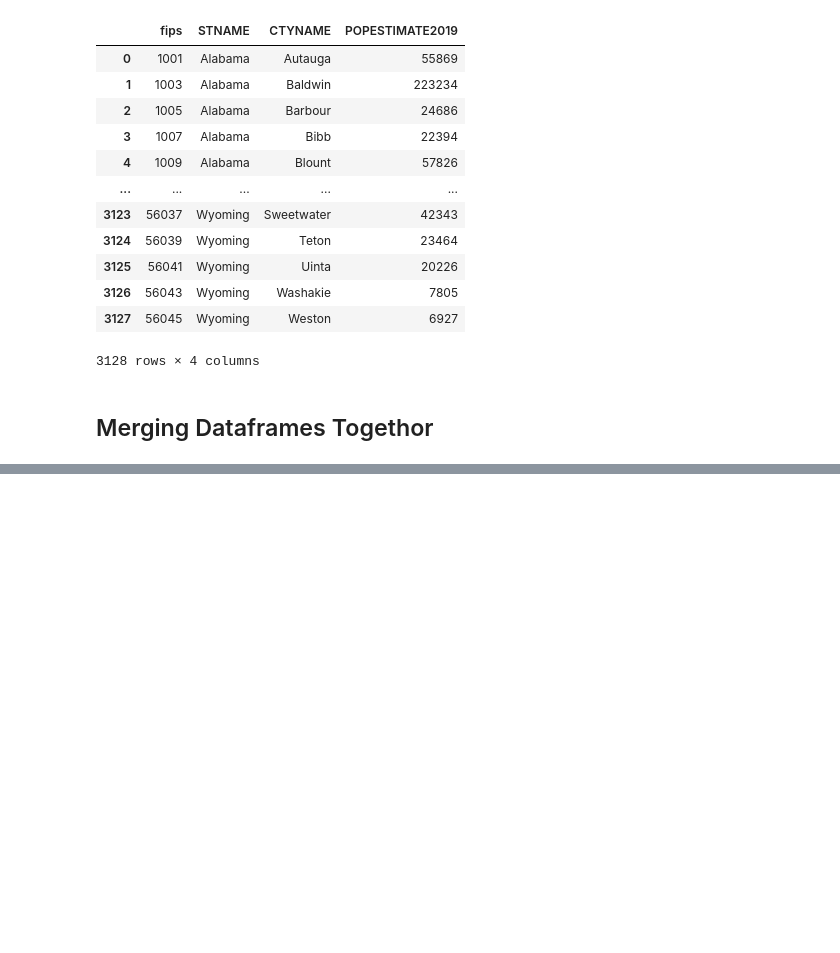
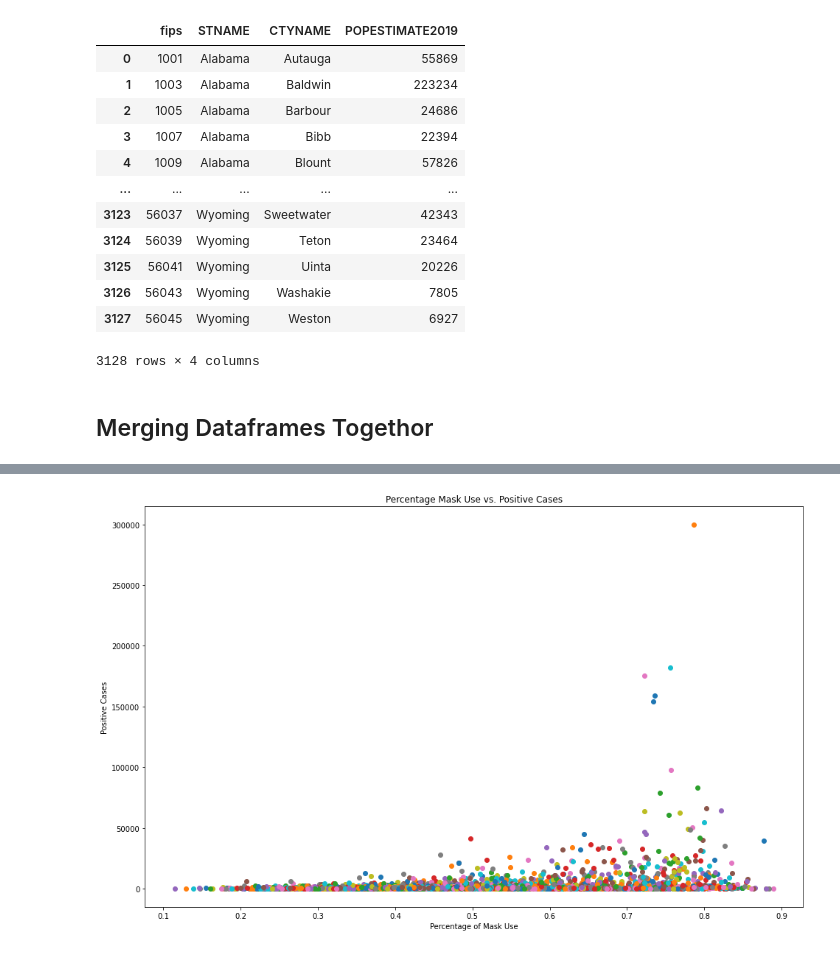
Before and after one commit to pstrawbr/County-Level-COVID-19-Prediction, a Jupyter notebook: Final Models.ipynb, the cells around one changed output, grey strips where cells are left out. Cells and saved outputs as stored; diff of their text form; code cells hidden in the pictures; blank space fills up the shorter version.

```diff
--- a/Final Models.ipynb
+++ b/Final Models.ipynb
@@ -111,0 +130,10 @@ df
+# %%
+fig, ax = plt.subplots(figsize=(16,10))
+for i in range(df.shape[0]):
+    plt.scatter(df['ALWAYS'][i], df['cases'][i])
+plt.xlabel('Percentage of Mask Use')
+plt.ylabel('Positive Cases')
+plt.title('Percentage Mask Use vs. Positive Cases')
+plt.show()
+# %% [output]
+[figure, added]
```
Also changed, not shown: parts of 15 cells of this notebook.
